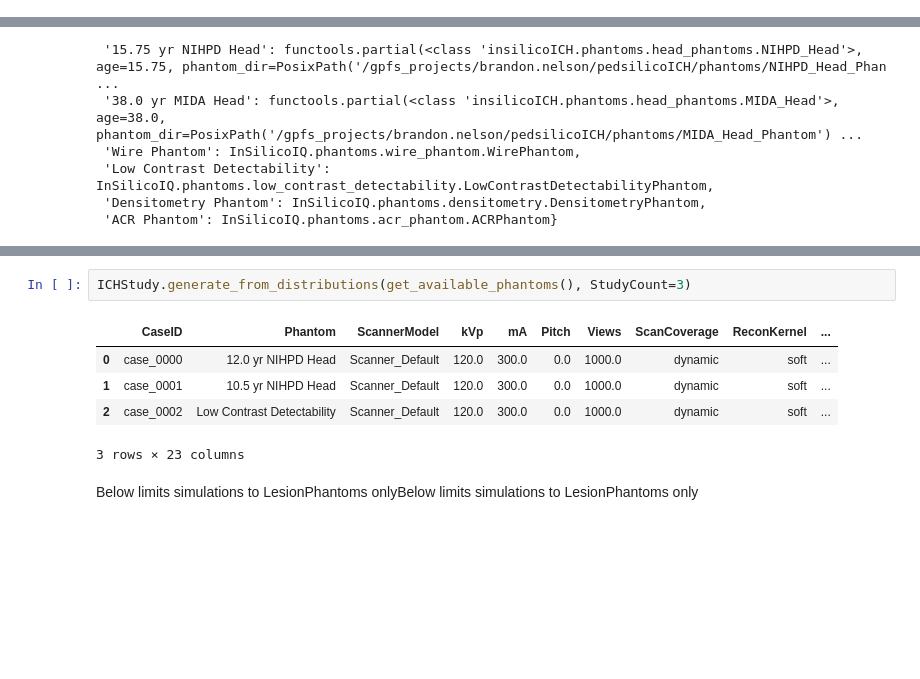
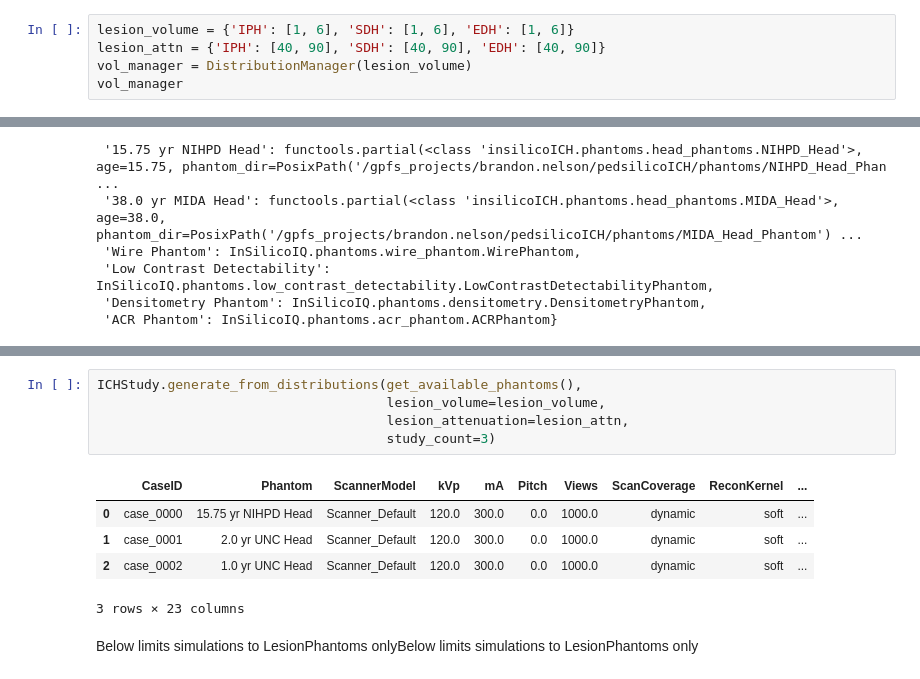
Before and after one commit to DIDSR/InSilicoICH, a Jupyter notebook: notebooks/03_studies.ipynb, the cells around one changed output, grey strips where cells are left out. Saved outputs shown, nothing was run; the diff lists cells and outputs as text; blank space fills up the shorter version.

```diff
--- a/notebooks/03_studies.ipynb
+++ b/notebooks/03_studies.ipynb
@@ -9 +9,6 @@ from insilicoICH.study import ICHStudy
 from VITools import get_available_phantoms
+# %%
+lesion_volume = {'IPH': [1, 6], 'SDH': [1, 6], 'EDH': [1, 6]}
+lesion_attn = {'IPH': [40, 90], 'SDH': [40, 90], 'EDH': [40, 90]}
+vol_manager = DistributionManager(lesion_volume)
+vol_manager
@@ -66,10 +76,13 @@ Type:      function
 # %%
-ICHStudy.generate_from_distributions(get_available_phantoms(), StudyCount=3)
+ICHStudy.generate_from_distributions(get_available_phantoms(),
+                                     lesion_volume=lesion_volume,
+                                     lesion_attenuation=lesion_attn,
+                                     study_count=3)
 # %% [output]
 |  | CaseID | Phantom | ScannerModel | kVp | mA | Pitch | Views | ScanCoverage | ReconKernel | ... |
-| 0 | case_0000 | 12.0 yr NIHPD Head | Scanner_Default | 120.0 | 300.0 | 0.0 | 1000.0 | dynamic | soft | ... |
-| 1 | case_0001 | 10.5 yr NIHPD Head | Scanner_Default | 120.0 | 300.0 | 0.0 | 1000.0 | dynamic | soft | ... |
-| 2 | case_0002 | Low Contrast Detectability | Scanner_Default | 120.0 | 300.0 | 0.0 | 1000.0 | dynamic | soft | ... |
+| 0 | case_0000 | 15.75 yr NIHPD Head | Scanner_Default | 120.0 | 300.0 | 0.0 | 1000.0 | dynamic | soft | ... |
+| 1 | case_0001 | 2.0 yr UNC Head | Scanner_Default | 120.0 | 300.0 | 0.0 | 1000.0 | dynamic | soft | ... |
+| 2 | case_0002 | 1.0 yr UNC Head | Scanner_Default | 120.0 | 300.0 | 0.0 | 1000.0 | dynamic | soft | ... |
 3 rows × 23 columns
 # %% [markdown]
 Below limits simulations to LesionPhantoms onlyBelow limits simulations to LesionPhantoms only
```
Also changed, not shown: parts of 29 cells of this notebook, 3 other files.
